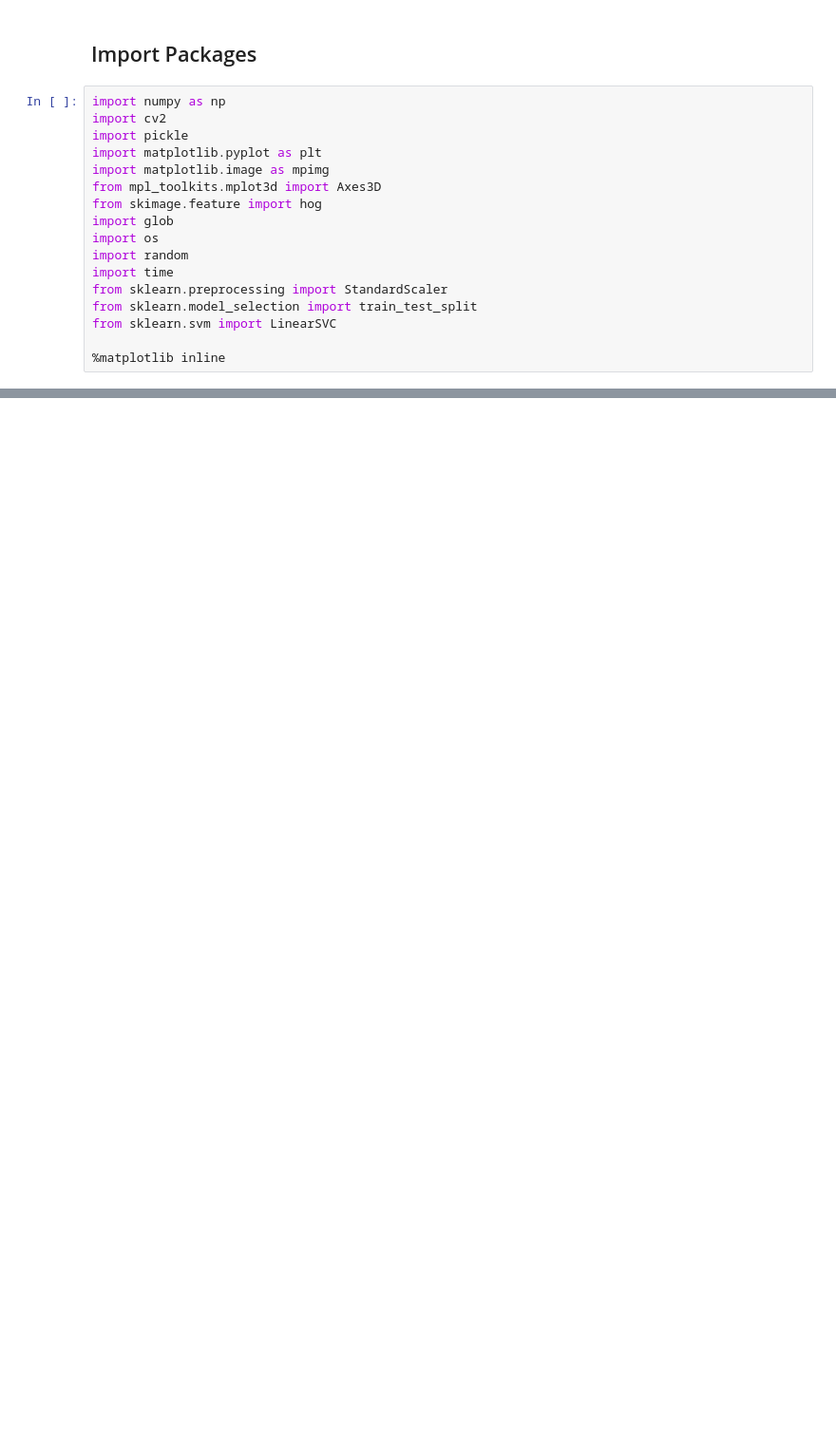
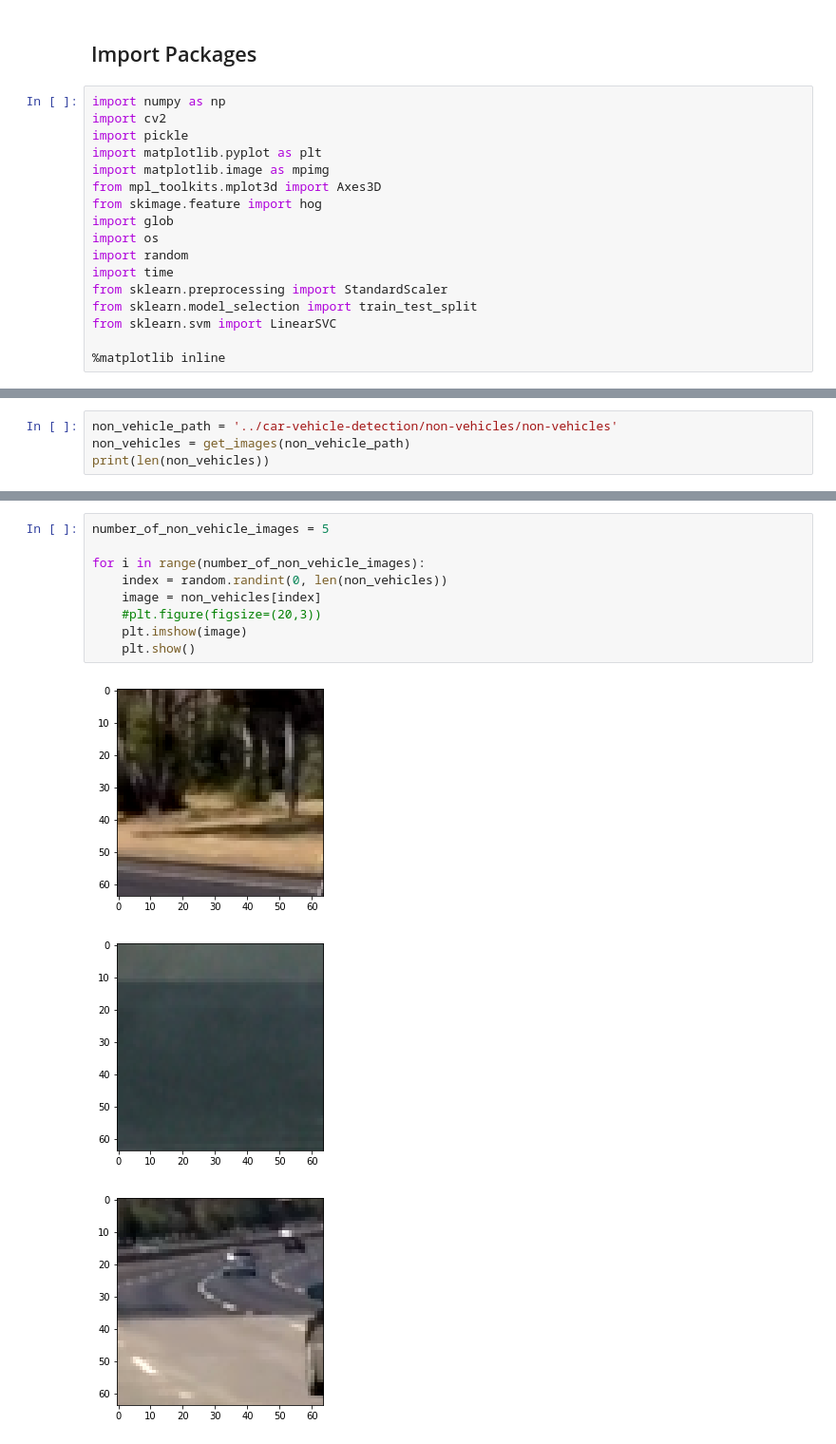
Before and after one commit to sandeeppaulraj/CarND-Vehicle-Detection, a Jupyter notebook: P5_vehicle_detection.ipynb, the cells around one changed output, grey strips where cells are left out. Shown: that part at 95% size. Cells and saved outputs as stored; diff of their text form; blank space fills up the shorter version.

```diff
--- a/P5_vehicle_detection.ipynb
+++ b/P5_vehicle_detection.ipynb
@@ -38,0 +54,4 @@ plt.show()
+# %%
+non_vehicle_path = '../car-vehicle-detection/non-vehicles/non-vehicles'
+non_vehicles = get_images(non_vehicle_path)
+print(len(non_vehicles))
@@ -38,0 +82,13 @@ plt.show()
+# %%
+number_of_non_vehicle_images = 5
+
+for i in range(number_of_non_vehicle_images):
+    index = random.randint(0, len(non_vehicles))
+    image = non_vehicles[index]
+    #plt.figure(figsize=(20,3))
+    plt.imshow(image)
+    plt.show()
+# %% [output]
+[figure, added]
+[figure, added]
+[figure, added]
```
Also changed, not shown: parts of 10 cells of this notebook.
